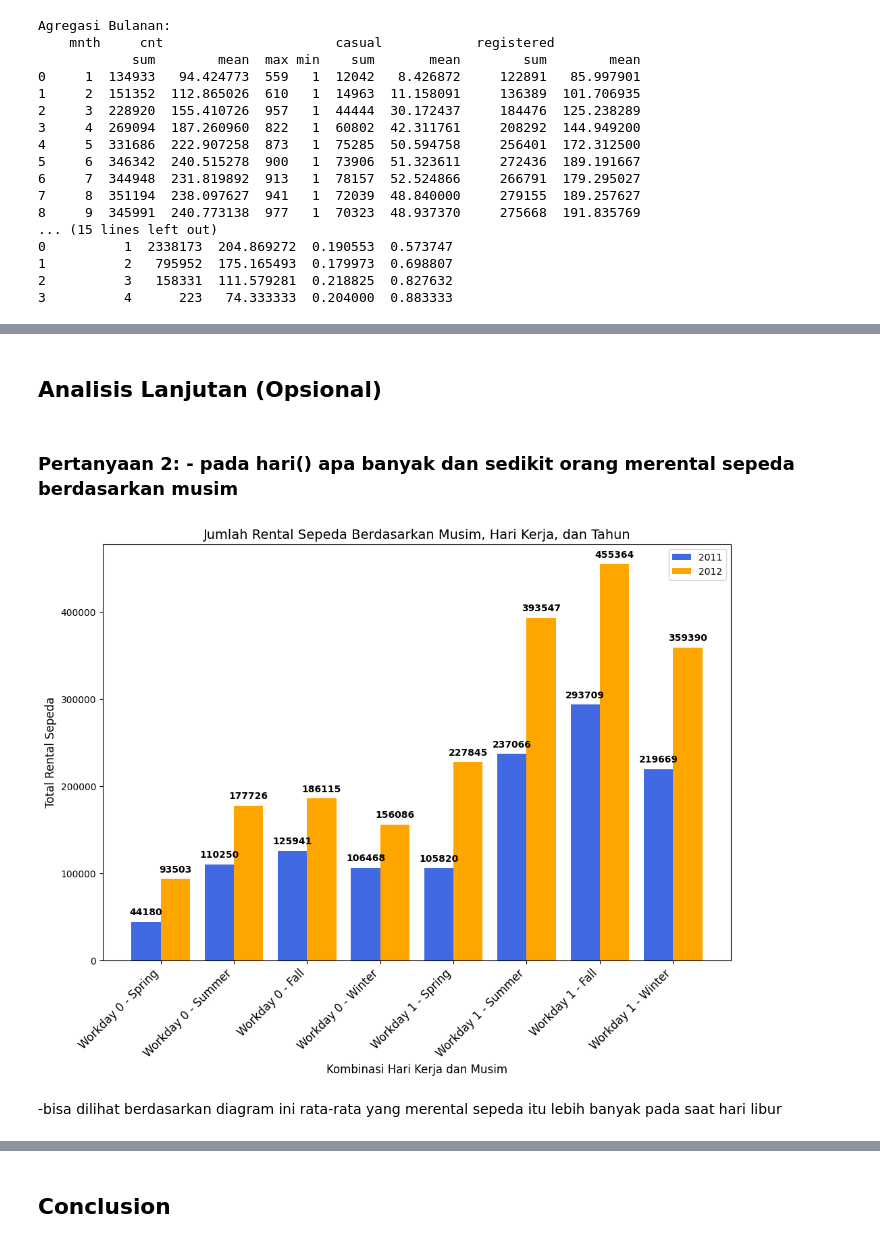
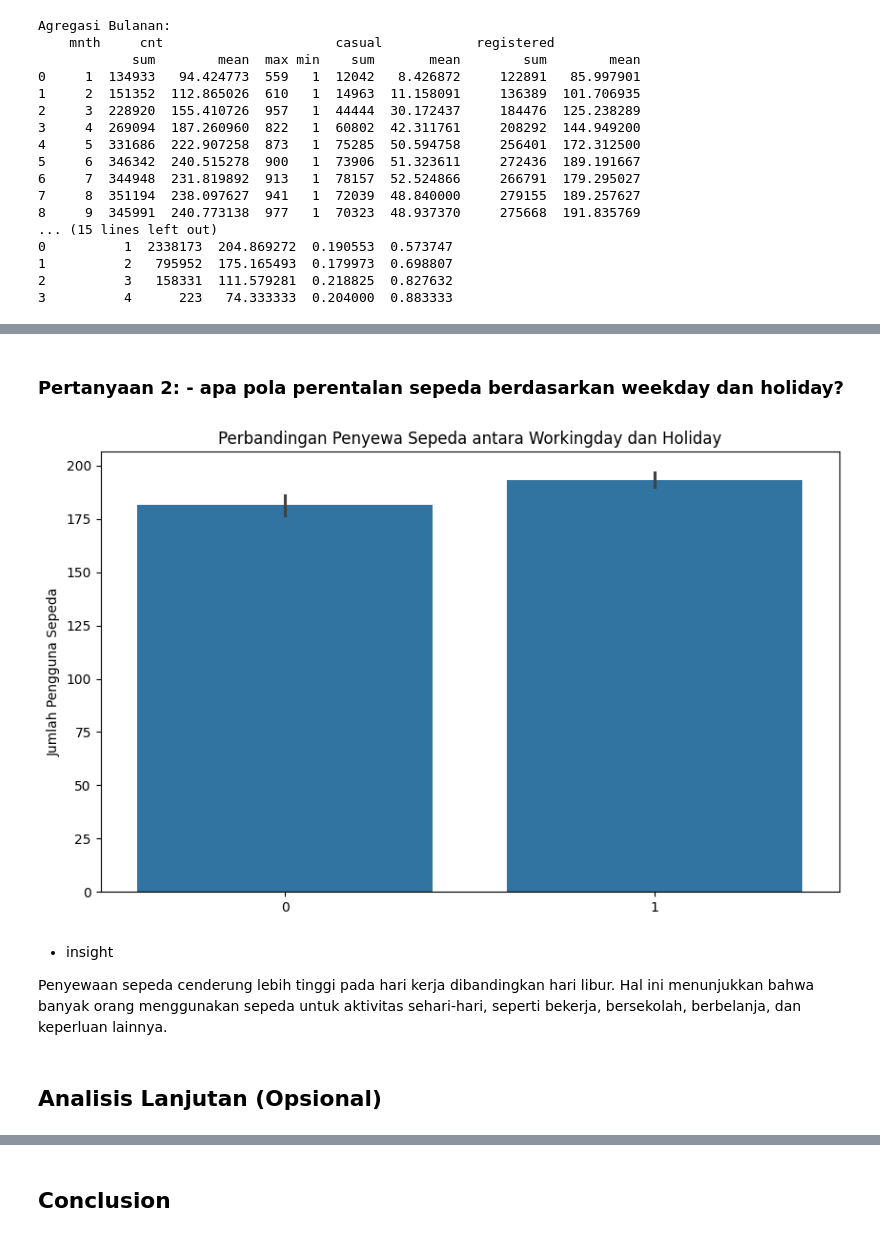
Before and after one commit to rexxar280903/Dicoding, a Jupyter notebook: submission/notebook.ipynb, the cells around one changed output, grey strips where cells are left out. Saved outputs shown, nothing was run; the diff lists cells and outputs as text; code cells hidden in the pictures.

```diff
--- a/submission/notebook.ipynb
+++ b/submission/notebook.ipynb
@@ -344,42 +370,21 @@ plt.show()
+# %% [markdown]
+### Pertanyaan 2: - apa pola perentalan sepeda berdasarkan weekday dan holiday?
+# %%
+plt.figure(figsize=(10,6))
+sns.barplot(
+    x='workingday',
+    y='cnt',
+    data=data)
+
+plt.title('Perbandingan Penyewa Sepeda antara Workingday dan Holiday')
+plt.xlabel(None)
+plt.ylabel('Jumlah Pengguna Sepeda')
+plt.show()
+# %% [output]
+[figure, added]
+# %% [markdown]
+- insight
+
+Penyewaan sepeda cenderung lebih tinggi pada hari kerja dibandingkan hari libur. Hal ini menunjukkan bahwa banyak orang menggunakan sepeda untuk aktivitas sehari-hari, seperti bekerja, bersekolah, berbelanja, dan keperluan lainnya.
 # %% [markdown]
 ## Analisis Lanjutan (Opsional)
-# %% [markdown]
-### Pertanyaan 2: - pada hari() apa banyak dan sedikit orang merental sepeda berdasarkan musim
-# %%
-# Mengelompokkan data berdasarkan workingday, season, dan yr
-grouped_data = data.groupby(["workingday", "season", "yr"])["cnt"].sum().unstack()
-
-# Menyiapkan data untuk barchart
-x = np.arange(len(grouped_data))  # Posisi label X
-width = 0.4  # Lebar batang
-
-# Membuat figure dan axis
-fig, ax = plt.subplots(figsize=(12, 8))
-
-# Membuat barchart dengan 2 batang untuk setiap kombinasi musim dan hari kerja
-rects1 = ax.bar(x - width/2, grouped_data.loc[:, 0], width, label="2011", color='royalblue')
-rects2 = ax.bar(x + width/2, grouped_data.loc[:, 1], width, label="2012", color='orange')
-
-# Menampilkan angka di atas batang
-ax.bar_label(rects1, padding=5, fmt='%d', color='black', fontweight='bold')
-ax.bar_label(rects2, padding=5, fmt='%d', color='black', fontweight='bold')
-
-# **Menambahkan label kombinasi musim dan hari kerja pada sumbu X**
-season_labels = {1: "Spring", 2: "Summer", 3: "Fall", 4: "Winter"}
-labels = [f"Workday {wd} - {season_labels[s]}" for wd, s in grouped_data.index]
-
-ax.set_xticks(x)
-ax.set_xticklabels(labels, rotation=45, ha="right", fontsize=12)  # Rotasi agar terbaca
-
-# Menambahkan judul dan label sumbu
-plt.title('Jumlah Rental Sepeda Berdasarkan Musim, Hari Kerja, dan Tahun', fontsize=14)
-plt.xlabel('Kombinasi Hari Kerja dan Musim', fontsize=12)
-plt.ylabel('Total Rental Sepeda', fontsize=12)
-plt.legend()  # Tambahkan keterangan untuk tahun
-
-# Menampilkan grafik
-plt.show()
-# %% [output]
-[figure, removed]
-# %% [markdown]
--bisa dilihat berdasarkan diagram ini rata-rata yang merental sepeda itu lebih banyak pada saat hari libur
```
Also changed, not shown: parts of 28 cells of this notebook, 2 other files.
